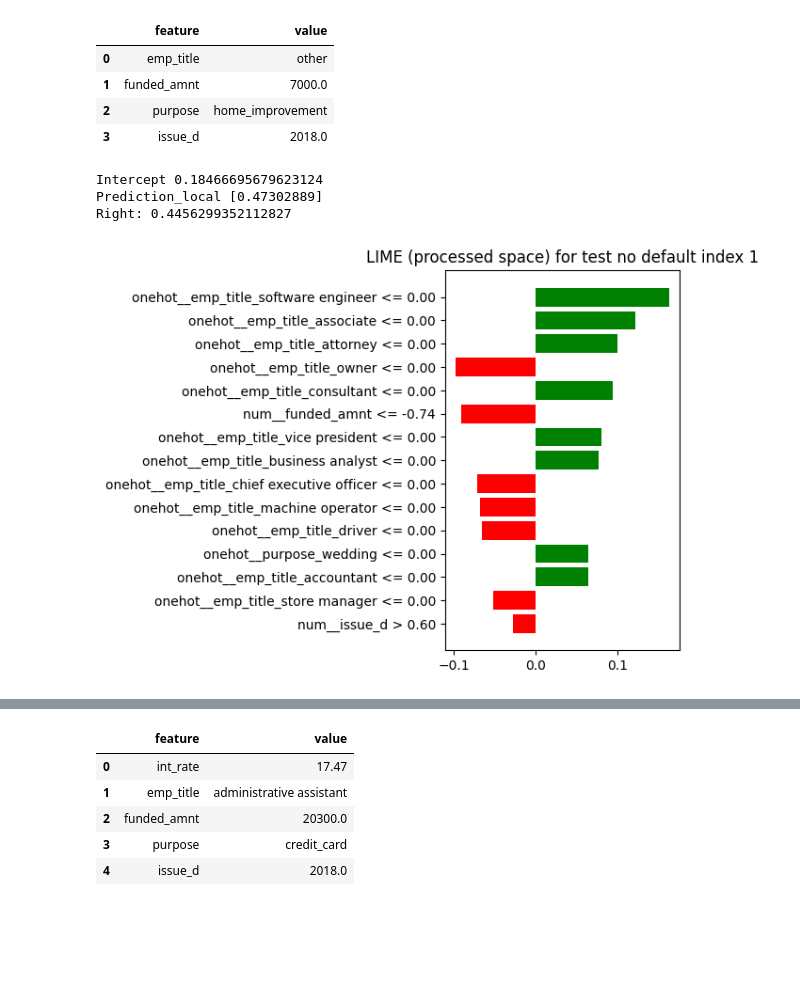
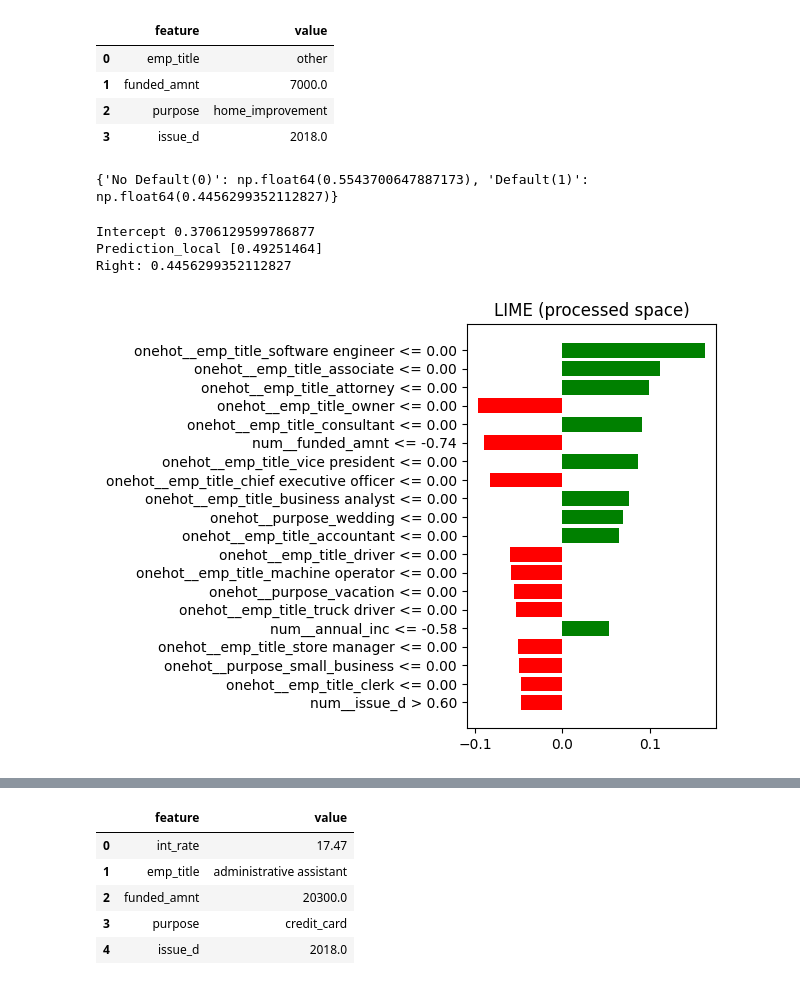
Before and after one commit to DENGDixin/isaf-g2, a Jupyter notebook: project.ipynb, the cells around one changed output, grey strips where cells are left out. Cells and saved outputs as stored; diff of their text form; code cells hidden in the pictures; blank space fills up the shorter version.

Commit message:
Change some code for LIME

```diff
--- a/project.ipynb
+++ b/project.ipynb
@@ -534,37 +534,47 @@ display(vert)
 | 1 | funded_amnt | 7000.0 |
 | 2 | purpose | home_improvement |
 | 3 | issue_d | 2018.0 |
+# %%
+X_train_proc = preprocessor.transform(X_train)
+X_test_proc  = preprocessor.transform(X_test)
+proc_feats = preprocessor.get_feature_names_out()
+proba = predict_proba_on_processed(X_test_proc[[no_idx]])[0]
+print({"No Default(0)": proba[0], "Default(1)": proba[1]})
+# %% [output]
+{'No Default(0)': np.float64(0.5543700647887173), 'Default(1)': np.float64(0.4456299352112827)}
 # %%
 X_train_proc = preprocessor.transform(X_train)
 X_test_proc  = preprocessor.transform(X_test)
 proc_feats = preprocessor.get_feature_names_out()
 
 explainer_proc = LimeTabularExplainer(
     training_data=X_train_proc,
     feature_names=proc_feats,
     class_names=['No Default','Default'],
     mode='classification',
     discretize_continuous=True,
     random_state=42,
     verbose=True
 )
 
 # No default instance
 
+label_to_explain = 1
 exp_p = explainer_proc.explain_instance(
     data_row=X_test_proc[no_idx],
     predict_fn=predict_proba_on_processed,
-    num_features=15,
-    num_samples=5000
+    num_features=20,
+    num_samples=5000,
+    labels=[label_to_explain]
 )
-fig = exp_p.as_pyplot_figure()
-plt.title(f"LIME (processed space) for test no default index {no_idx}")
+fig = exp_p.as_pyplot_figure(label=label_to_explain)
+plt.title(f"LIME (processed space)")
 plt.tight_layout(); plt.show()
 # %% [output]
-Intercept 0.18466695679623124
-Prediction_local [0.47302889]
+Intercept 0.3706129599786877
+Prediction_local [0.49251464]
 Right: 0.4456299352112827
-[figure, old version]
+[figure, new version]
 # %%
 import re
 items = exp_p.as_list()
```
Also changed, not shown: parts of 3 cells of this notebook.
